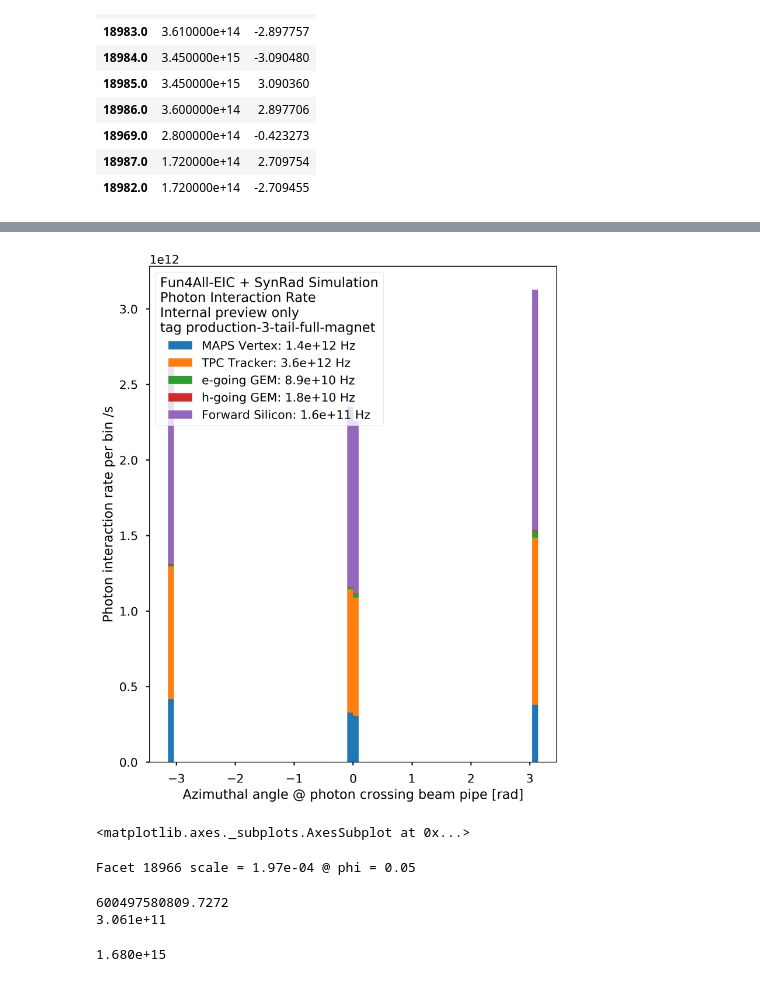
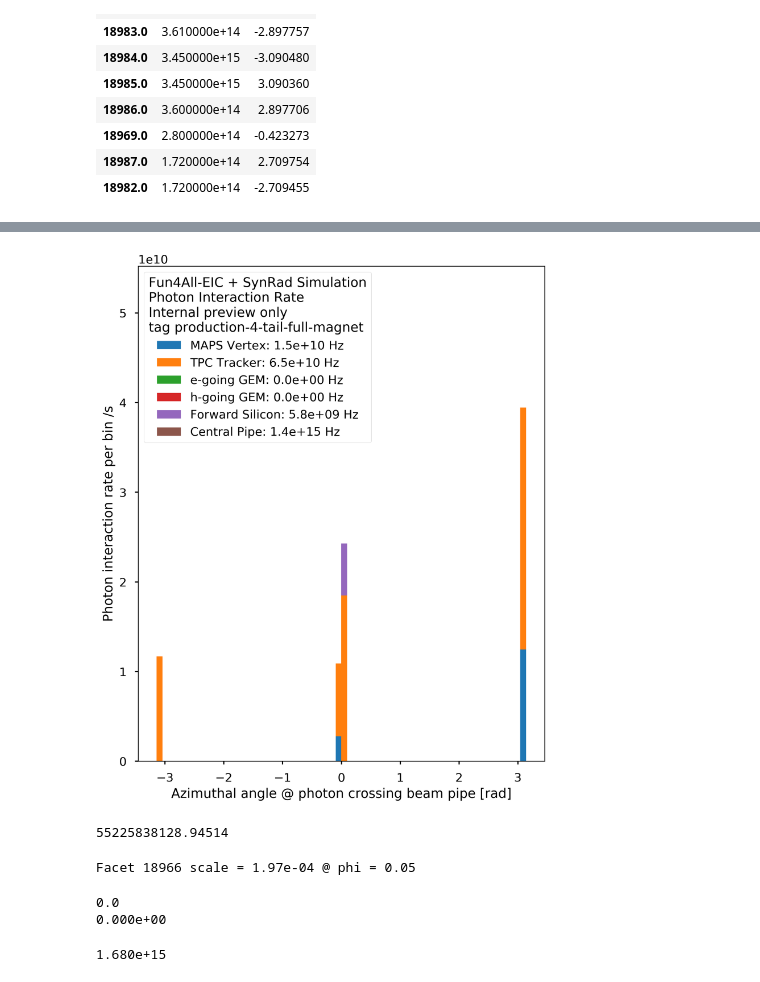
Before and after one commit to blackcathj/SynRad, a Jupyter notebook: RateCalculation.ipynb, the cells around one changed output, grey strips where cells are left out. Drawn from its saved outputs; the diff is of its cells as text; code cells hidden in the pictures.

Commit message:
update plot

```diff
--- a/RateCalculation.ipynb
+++ b/RateCalculation.ipynb
@@ -30,19 +30,36 @@ sPhenixStyle: Applying nominal settings.
 sPhenixStyle: ROOT6 mode
 # %%
 # base_dir = 'production-3-full-beam-full-magnet'
-base_dir = 'production-3-tail-full-magnet'
+# # base_dir = 'production-3-tail-full-magnet'
 
-CautiousLabel = f'Internal preview only\ntag {base_dir}'
-# base_dir = 'Scraper at z 350 cm'
+# detector_map = {
+#     'MAPS Vertex' : ['MVTX'],
+#     'TPC Tracker' : ['SVTX'],
+#     'e-going GEM' : ['EGEM_0', 'EGEM_1', 'EGEM_2', 'EGEM_3'],
+#     'h-going GEM' : ['FGEM_2', 'FGEM_3', 'FGEM_4'],
+#     'Forward Silicon' : ['FST_0', 'FST_1','FST_2','FST_3','FST_4'],
 
+#     'Central Pipe' : ['PIPE'],
+# }
+
+
+# base_dir = 'production-4-full-beam-full-magnet'
+base_dir = 'production-4-tail-full-magnet'
+
+
+# base_dir = 'production-5-full-beam-full-magnet'
+# base_dir = 'production-5-tail-full-magnet'
 
 detector_map = {
     'MAPS Vertex' : ['MVTX'],
-    'TPC Tracker' : ['SVTX'],
+    'TPC Tracker' : ['TPC'],
     'e-going GEM' : ['EGEM_0', 'EGEM_1', 'EGEM_2', 'EGEM_3'],
     'h-going GEM' : ['FGEM_2', 'FGEM_3', 'FGEM_4'],
-    'Forward Silicon' : ['FST_0', 'FST_1','FST_2','FST_3','FST_4']
+    'Forward Silicon' : ['FST_0', 'FST_1','FST_2','FST_3','FST_4'],
+    'Central Pipe' : ['PIPE'],
 }
+
+CautiousLabel = f'Internal preview only\ntag {base_dir}'
 # %%
 df_facets= pd.read_csv(os.path.join(base_dir, 'Facet_CheckAll.csv'))
 df_facets.set_index('Facet', inplace=True)
@@ -187,44 +204,48 @@ width = 0.1
 fig, axs = plt.subplots(nrows=1, ncols=1, figsize=(8, 10), dpi=300)
 ax=axs
 
 
-baserate = baserate = np.zeros(df_rate['Facet'].count())
+baserate = np.zeros(df_rate['Facet'].count())
 
 for detector_group, entries in detector_map.items():
     rates = df_rate[detector_group].to_numpy()
+    sum_rate = np.sum(rates)
 
-    stagged_rate = rates + baserate;
+    # not to plot the beam pipe rate which go through the roof...
+    if (detector_group == 'Central Pipe'):
+        rates = np.zeros(df_rate['Facet'].count())
 
     ax.bar(
         df_rate.index.to_numpy(),
-        stagged_rate,  width ,
-         bottom= baserate,
-        label = f'{detector_group}: {np.sum(rates):.1e} Hz');
+        rates,  width ,
+        bottom= baserate,
+        label = f'{detector_group}: {sum_rate:.1e} Hz');
 
-    baserate = stagged_rate
+    baserate = rates + baserate;
 
+ax.set_ylim((0, 1.4*ax.get_ylim()[1]))
 ax.set_xlabel("Azimuthal angle @ photon crossing beam pipe [rad]");
 ax.set_ylabel("Photon interaction rate per bin /s");
 ax.legend(loc='upper left',
          title = f'Fun4All-EIC + SynRad Simulation\nPhoton Interaction Rate\n{CautiousLabel}',
          title_fontsize='x-large'
          )
 # chartBox = ax.get_position()
 # ax.set_position([chartBox.x0, chartBox.y0, chartBox.width*0.8, chartBox.height])
 # ax.legend(loc='upper center', bbox_to_anchor=(1.45, 1), ncol=1,
 #          title = f'Fun4All-EIC + SynRad Simulation\n{CautiousLabel}',
 #          title_fontsize='x-large'
 #          )
 
 
 plt.savefig(os.path.join(base_dir, 'Photon Interaction Rate.png'), bbox_inches='tight')
 plt.savefig(os.path.join(base_dir, 'Photon Interaction Rate.pdf'), bbox_inches='tight')
 # %% [output]
-[figure, old version]
+[figure, new version]
-# %%
-axs
-# %% [output]
-<matplotlib.axes._subplots.AxesSubplot at 0x...>
+# %%
+ax.get_ylim()[1]
+# %% [output]
+55225838128.94514
 # %%
 facet = 18966
 
@@ -248,8 +269,8 @@ h_SynRadAna_nHit_flux.Scale(facet_flux_noarmlization_scale);
 print( h_SynRadAna_nHit_flux.GetMean()*h_SynRadAna_nHit_flux.GetSum())
 print( f'{h_SynRadAna_nHit_flux.Integral(2,-1):.3e}')
 # %% [output]
-600497580809.7272
-3.061e+11
+0.0
+0.000e+00
 # %%
 print( f'{h_SynRadAna_nHit_flux.GetBinContent(1):.3e}')
 # %% [output]
```
Also changed, not shown: parts of 8 cells of this notebook, 15 other files.
